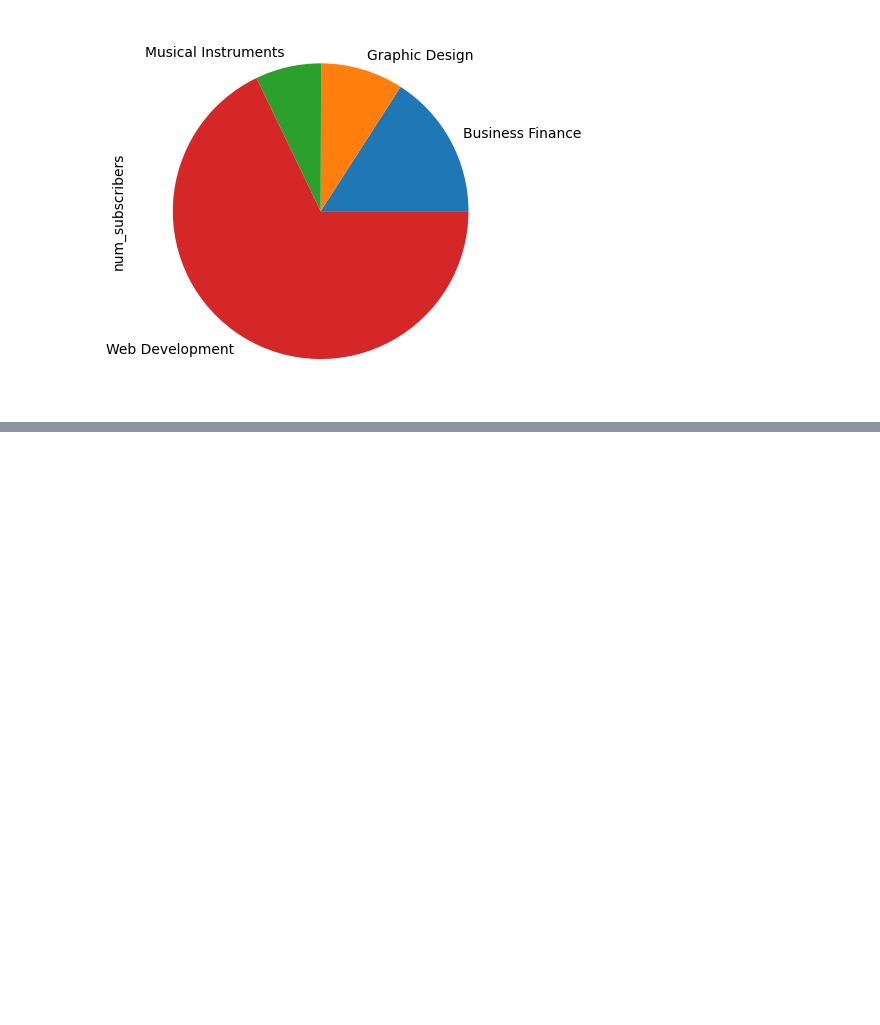
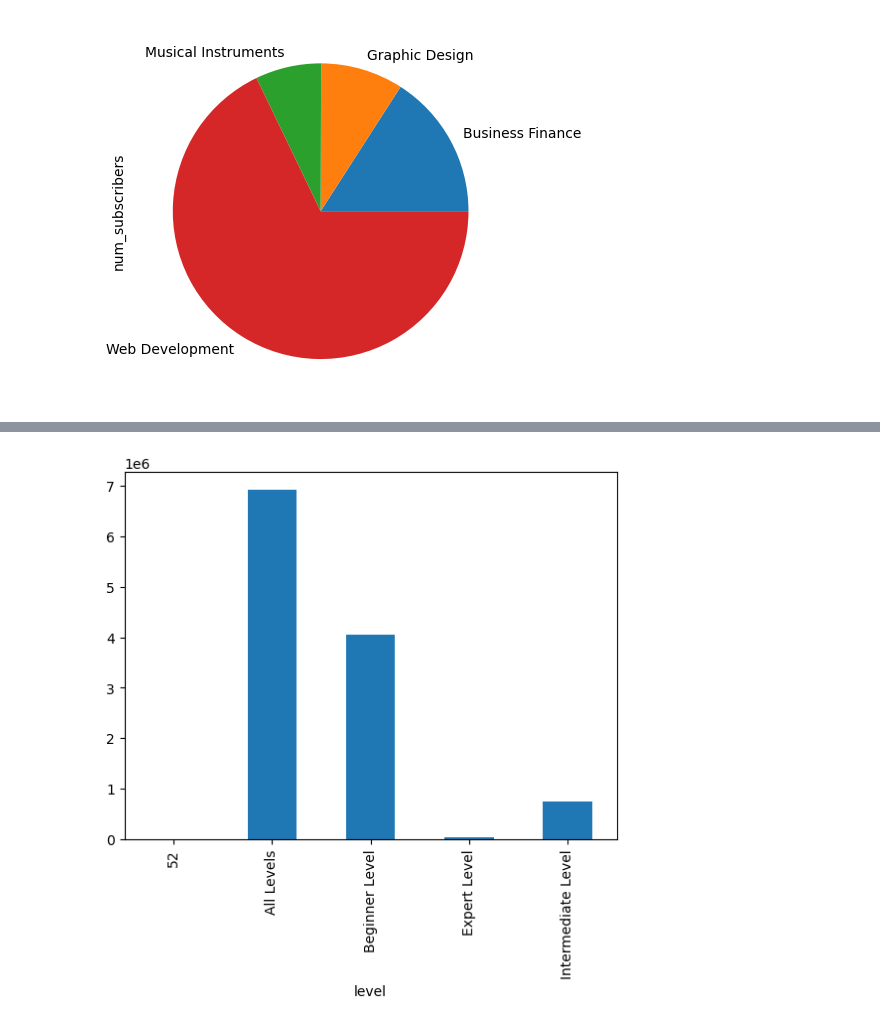
Before and after one commit to lawalsegun2025/udemy_course_recommendation_system, a Jupyter notebook: EDA_on_udemy_courses_dataset.ipynb, the cells around one changed output, grey strips where cells are left out. Saved outputs shown, nothing was run; the diff lists cells and outputs as text; code cells hidden in the pictures; blank space fills up the shorter version.

```diff
--- a/EDA_on_udemy_courses_dataset.ipynb
+++ b/EDA_on_udemy_courses_dataset.ipynb
@@ -144,0 +164,5 @@ df.groupby('subject')['num_subscribers'].sum().plot(kind = 'pie');
+# %%
+# groupby level for sum of number of subscribers
+df.groupby("level")["num_subscribers"].sum().plot(kind="bar");
+# %% [output]
+[figure, added]
```
Also changed, not shown: parts of 11 cells of this notebook.
